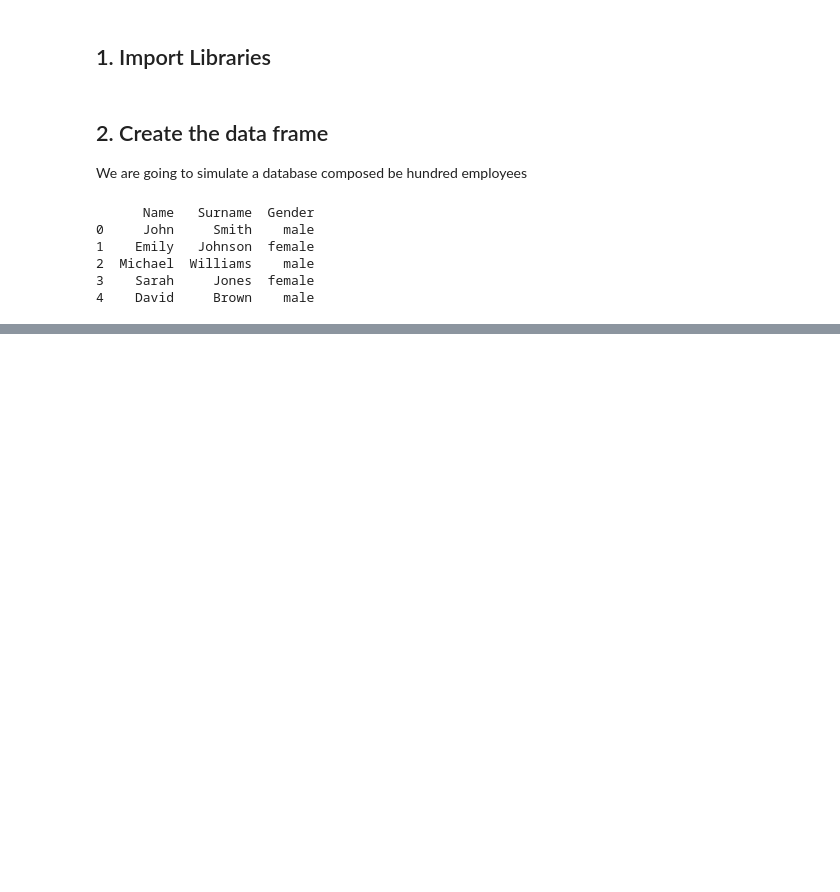
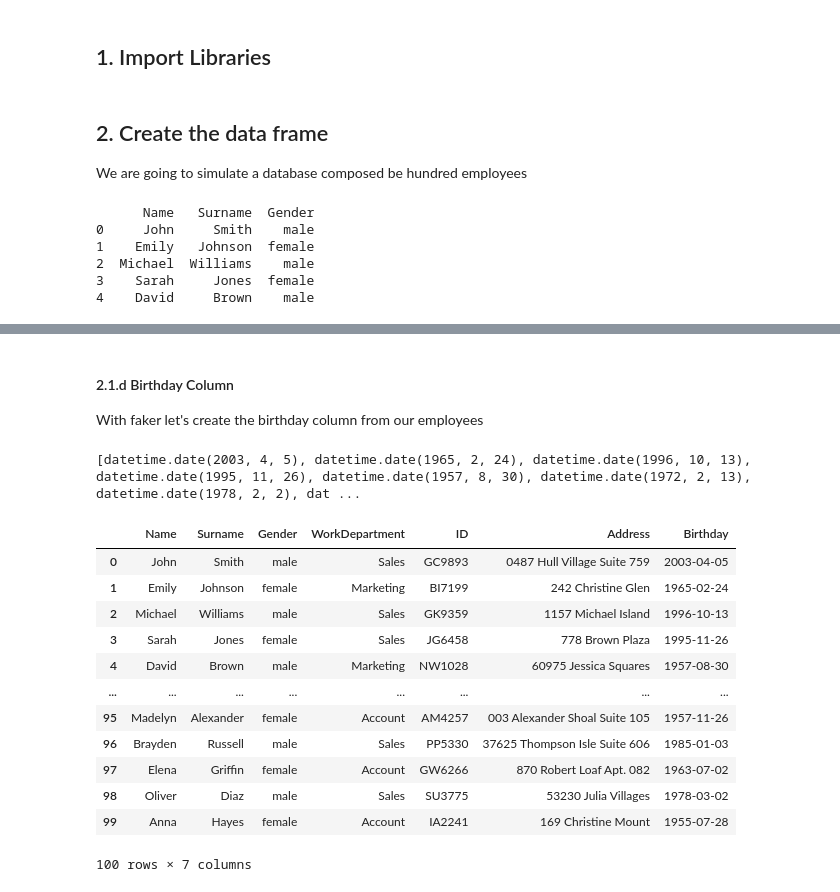
Before and after one commit to nachogalasso/da_python, a Jupyter notebook: hr_analytics/colacho_co.ipynb, the cells around one changed output, grey strips where cells are left out. Saved outputs shown, nothing was run; the diff lists cells and outputs as text; code cells hidden in the pictures; blank space fills up the shorter version.

```diff
--- a/hr_analytics/colacho_co.ipynb
+++ b/hr_analytics/colacho_co.ipynb
@@ -156,0 +164,26 @@ colacho_df
+# %% [markdown]
+#### 2.1.d Birthday Column
+
+With faker let's create the birthday column from our employees
+# %%
+# Let's put the values into a variable
+birthday = [fake.date_of_birth(minimum_age=20, maximum_age=68) for i in range(100)]
+print(birthday)
+
+colacho_df['Birthday'] = birthday
+colacho_df
+# %% [output]
+[datetime.date(2003, 4, 5), datetime.date(1965, 2, 24), datetime.date(1996, 10, 13), datetime.date(1995, 11, 26), datetime.date(1957, 8, 30), datetime.date(1972, 2, 13), datetime.date(1978, 2, 2), dat ...
+|  | Name | Surname | Gender | WorkDepartment | ID | Address | Birthday |
+| 0 | John | Smith | male | Sales | GC9893 | 0487 Hull Village Suite 759 | 2003-04-05 |
+| 1 | Emily | Johnson | female | Marketing | BI7199 | 242 Christine Glen | 1965-02-24 |
+| 2 | Michael | Williams | male | Sales | GK9359 | 1157 Michael Island | 1996-10-13 |
+| 3 | Sarah | Jones | female | Sales | JG6458 | 778 Brown Plaza | 1995-11-26 |
+| 4 | David | Brown | male | Marketing | NW1028 | 60975 Jessica Squares | 1957-08-30 |
+| ... | ... | ... | ... | ... | ... | ... | ... |
+| 95 | Madelyn | Alexander | female | Account | AM4257 | 003 Alexander Shoal Suite 105 | 1957-11-26 |
+| 96 | Brayden | Russell | male | Sales | PP5330 | 37625 Thompson Isle Suite 606 | 1985-01-03 |
+| 97 | Elena | Griffin | female | Account | GW6266 | 870 Robert Loaf Apt. 082 | 1963-07-02 |
+| 98 | Oliver | Diaz | male | Sales | SU3775 | 53230 Julia Villages | 1978-03-02 |
+| 99 | Anna | Hayes | female | Account | IA2241 | 169 Christine Mount | 1955-07-28 |
+100 rows × 7 columns
```
Also changed, not shown: parts of 16 cells of this notebook, 1 other file.
